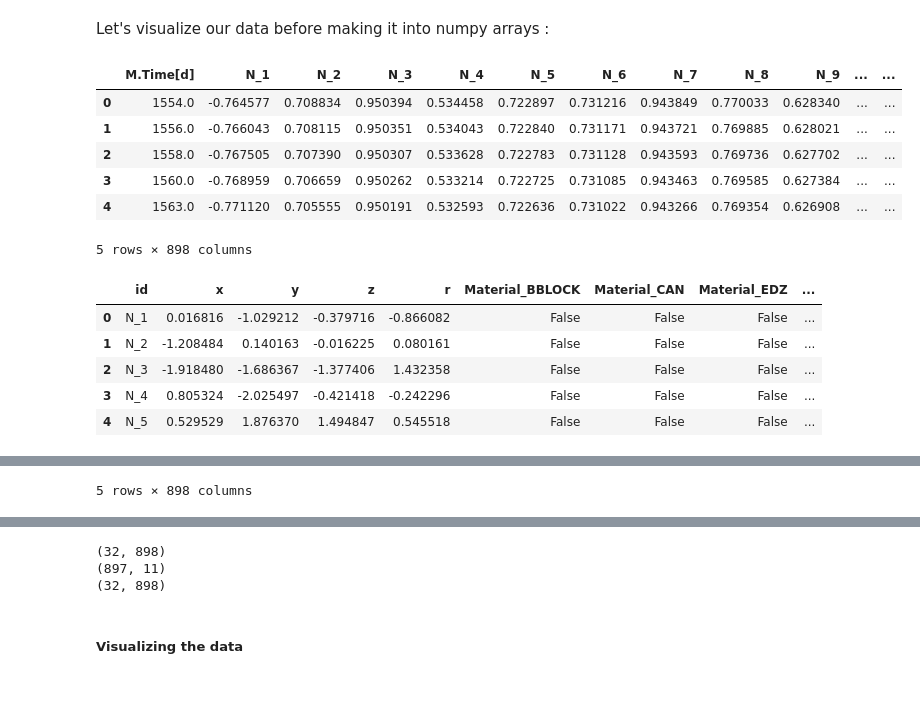
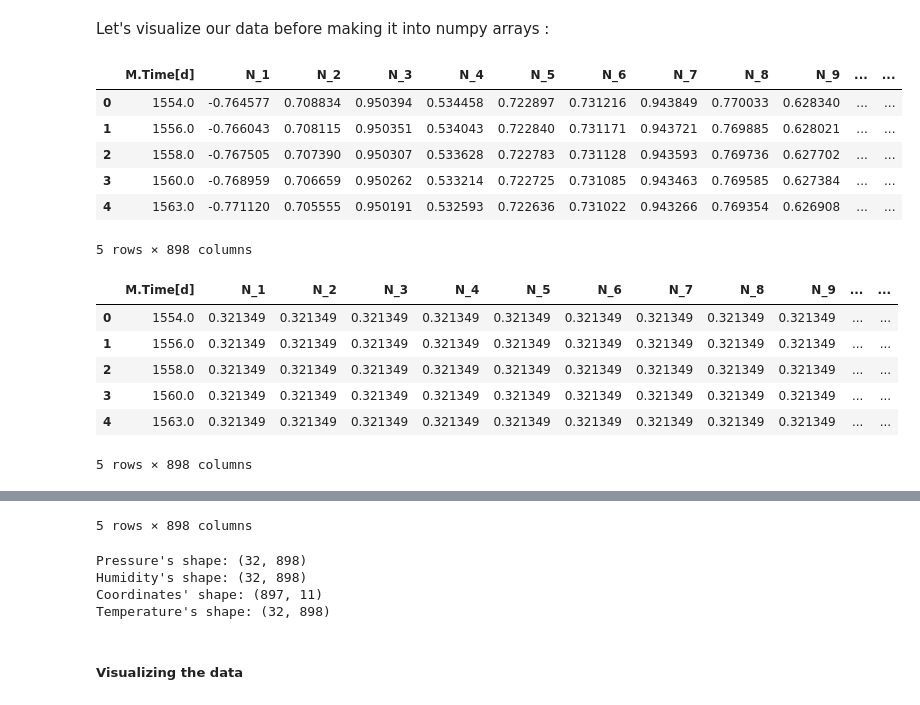
Before and after one commit to Deimos-1/ML-project, a Jupyter notebook: logs_deimos.ipynb, the cells around one changed output, grey strips where cells are left out. Saved outputs shown, nothing was run; the diff lists cells and outputs as text; code cells hidden in the pictures.

```diff
--- a/logs_deimos.ipynb
+++ b/logs_deimos.ipynb
@@ -375,13 +396,22 @@ Data normalization is essential for a faster convergence of the descent methods
 
 pressure_mean = pressure_train.iloc[:,1:].mean(axis=None)
 pressure_std = pressure_train.iloc[:,1:].values.std()
+
+humidity_mean = humidity_train.iloc[:,1:].mean(axis=None)
+humidity_std = humidity_train.iloc[:,1:].values.std()
+
 temperature_mean = temperature_train.iloc[:,1:].mean(axis=None)
 temperature_std = temperature_train.iloc[:,1:].values.std()
+
 coordinates_mean = coordinates_train[["x","y","z","r"]].mean(axis=0)
 coordinates_std = coordinates_train[["x","y","z","r"]].std(axis=0)
 
 # print(f'Mean pressure: {pressure_mean}')
 # print(f'SD of pressure: {pressure_std}')
+
+# print(f'Mean humidity: {humidity_mean}')
+# print(f'SD of humidity: {humidity_std}')
+
 # print(f'Mean temperature: {temperature_mean}')
 # print(f'SD of temperature: {temperature_std}')
 
@@ -389,8 +419,15 @@ pressure_train.iloc[:,1:] -= pressure_mean
 pressure_train.iloc[:,1:] /= pressure_std
 pressure_pred.iloc[:,1:] -= pressure_mean
 pressure_pred.iloc[:,1:] /= pressure_std
+
+humidity_train.iloc[:,1:] -= humidity_mean
+humidity_train.iloc[:,1:] /= humidity_std
+humidity_pred.iloc[:,1:] -= humidity_mean
+humidity_pred.iloc[:,1:] /= humidity_std
+
 temperature_train.iloc[:,1:] -= temperature_mean
 temperature_train.iloc[:,1:] /= temperature_std
+
 coordinates_train[["x","y","z","r"]] -= coordinates_mean
 coordinates_train[["x","y","z","r"]] /= coordinates_std
 coordinates_pred[["x","y","z","r"]] -= coordinates_mean
@@ -400,38 +437,48 @@ coordinates_pred[["x","y","z","r"]] /= coordinates_std
 ## (the test sets will be off obviously)
 assert np.isclose(pressure_train.iloc[:,1:].mean(axis=None), 0)
 assert np.isclose(pressure_train.iloc[:,1:].values.std(), 1)
+
+assert np.isclose(humidity_train.iloc[:,1:].mean(axis=None), 0)
+assert np.isclose(humidity_train.iloc[:,1:].values.std(), 1)
+
 assert np.isclose(temperature_train.iloc[:,1:].mean(axis=None), 0)
 assert np.isclose(temperature_train.iloc[:,1:].values.std(), 1)
+
 assert np.allclose(coordinates_train[["x","y","z","r"]].mean(axis=0), 0)
 assert np.allclose(coordinates_train[["x","y","z","r"]].std(axis=0), 1)
 # %% [markdown]
 Let's visualize our data before making it into numpy arrays :
 # %%
 display(pressure_train.head(5))
+display(humidity_train.head(5))
 display(coordinates_train.head(5))
 display(temperature_train.head(5))
 
-print(pressure_train.shape)
-print(coordinates_train.shape)
-print(temperature_train.shape)
+print(f"Pressure's shape: {pressure_train.shape}")
+print(f"Humidity's shape: {humidity_train.shape}")
+print(f"Coordinates' shape: {coordinates_train.shape}")
+print(f"Temperature's shape: {temperature_train.shape}")
 
 ## Verify that we no longer have missing values:
 assert pressure_train.isnull().any().sum() == 0
 assert pressure_pred.isnull().any().sum() == 0
+assert humidity_train.isnull().any().sum() == 0
+assert humidity_pred.isnull().any().sum() == 0
 assert coordinates_train.isnull().any().sum() == 0
 assert coordinates_pred.isnull().any().sum() == 0
 assert temperature_train.isnull().any().sum() == 0
 # %% [output]
 |  | M.Time[d] | N_1 | N_2 | N_3 | N_4 | N_5 | N_6 | N_7 | N_8 | N_9 | ... | ... |
 | 0 | 1554.0 | -0.764577 | 0.708834 | 0.950394 | 0.534458 | 0.722897 | 0.731216 | 0.943849 | 0.770033 | 0.628340 | ... | ... |
 | 1 | 1556.0 | -0.766043 | 0.708115 | 0.950351 | 0.534043 | 0.722840 | 0.731171 | 0.943721 | 0.769885 | 0.628021 | ... | ... |
 | 2 | 1558.0 | -0.767505 | 0.707390 | 0.950307 | 0.533628 | 0.722783 | 0.731128 | 0.943593 | 0.769736 | 0.627702 | ... | ... |
 | 3 | 1560.0 | -0.768959 | 0.706659 | 0.950262 | 0.533214 | 0.722725 | 0.731085 | 0.943463 | 0.769585 | 0.627384 | ... | ... |
 | 4 | 1563.0 | -0.771120 | 0.705555 | 0.950191 | 0.532593 | 0.722636 | 0.731022 | 0.943266 | 0.769354 | 0.626908 | ... | ... |
 5 rows × 898 columns
-|  | id | x | y | z | r | Material_BBLOCK | Material_CAN | Material_EDZ | ... |
-| 0 | N_1 | 0.016816 | -1.029212 | -0.379716 | -0.866082 | False | False | False | ... |
-| 1 | N_2 | -1.208484 | 0.140163 | -0.016225 | 0.080161 | False | False | False | ... |
-| 2 | N_3 | -1.918480 | -1.686367 | -1.377406 | 1.432358 | False | False | False | ... |
-| 3 | N_4 | 0.805324 | -2.025497 | -0.421418 | -0.242296 | False | False | False | ... |
-| 4 | N_5 | 0.529529 | 1.876370 | 1.494847 | 0.545518 | False | False | False | ... |
+|  | M.Time[d] | N_1 | N_2 | N_3 | N_4 | N_5 | N_6 | N_7 | N_8 | N_9 | ... | ... |
+| 0 | 1554.0 | 0.321349 | 0.321349 | 0.321349 | 0.321349 | 0.321349 | 0.321349 | 0.321349 | 0.321349 | 0.321349 | ... | ... |
+| 1 | 1556.0 | 0.321349 | 0.321349 | 0.321349 | 0.321349 | 0.321349 | 0.321349 | 0.321349 | 0.321349 | 0.321349 | ... | ... |
+| 2 | 1558.0 | 0.321349 | 0.321349 | 0.321349 | 0.321349 | 0.321349 | 0.321349 | 0.321349 | 0.321349 | 0.321349 | ... | ... |
+| 3 | 1560.0 | 0.321349 | 0.321349 | 0.321349 | 0.321349 | 0.321349 | 0.321349 | 0.321349 | 0.321349 | 0.321349 | ... | ... |
+| 4 | 1563.0 | 0.321349 | 0.321349 | 0.321349 | 0.321349 | 0.321349 | 0.321349 | 0.321349 | 0.321349 | 0.321349 | ... | ... |
+5 rows × 898 columns
@@ -444 +490,0 @@ assert temperature_train.isnull().any().sum() == 0
-5 rows × 898 columns
@@ -445,6 +497,8 @@ assert temperature_train.isnull().any().sum() == 0
-(32, 898)
-(897, 11)
-(32, 898)
+5 rows × 898 columns
+Pressure's shape: (32, 898)
+Humidity's shape: (32, 898)
+Coordinates' shape: (897, 11)
+Temperature's shape: (32, 898)
 # %% [markdown]
 ##### **Visualizing the data**
 # %%
```
Also changed, not shown: parts of 10 cells of this notebook, 1 other file.
